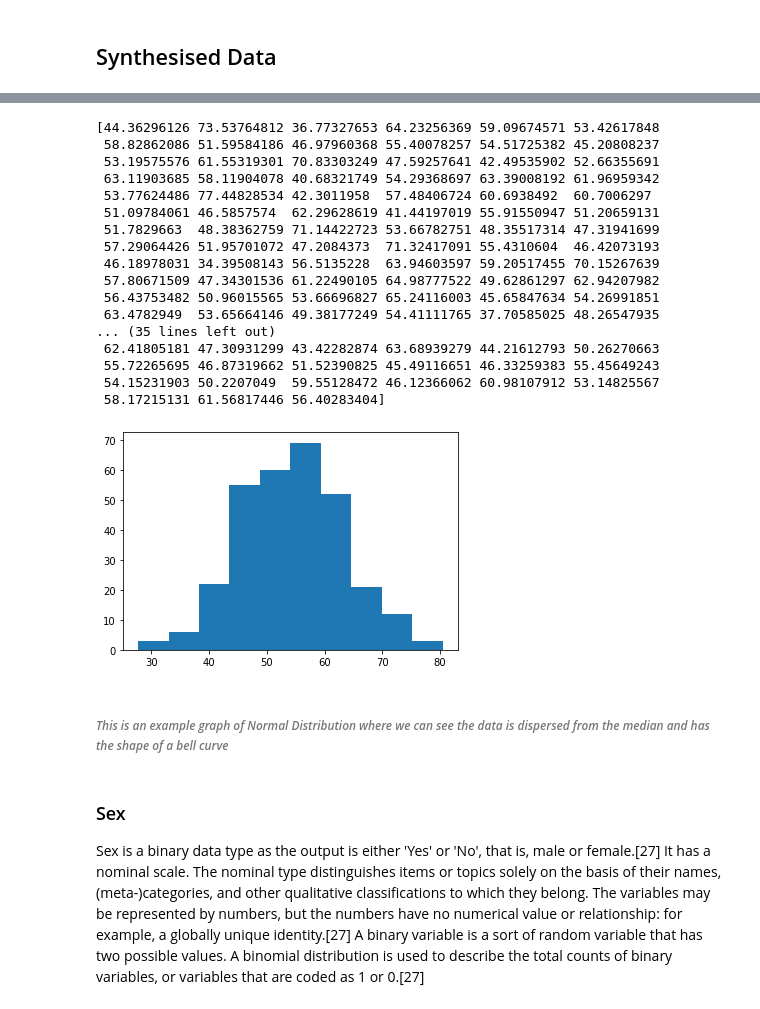
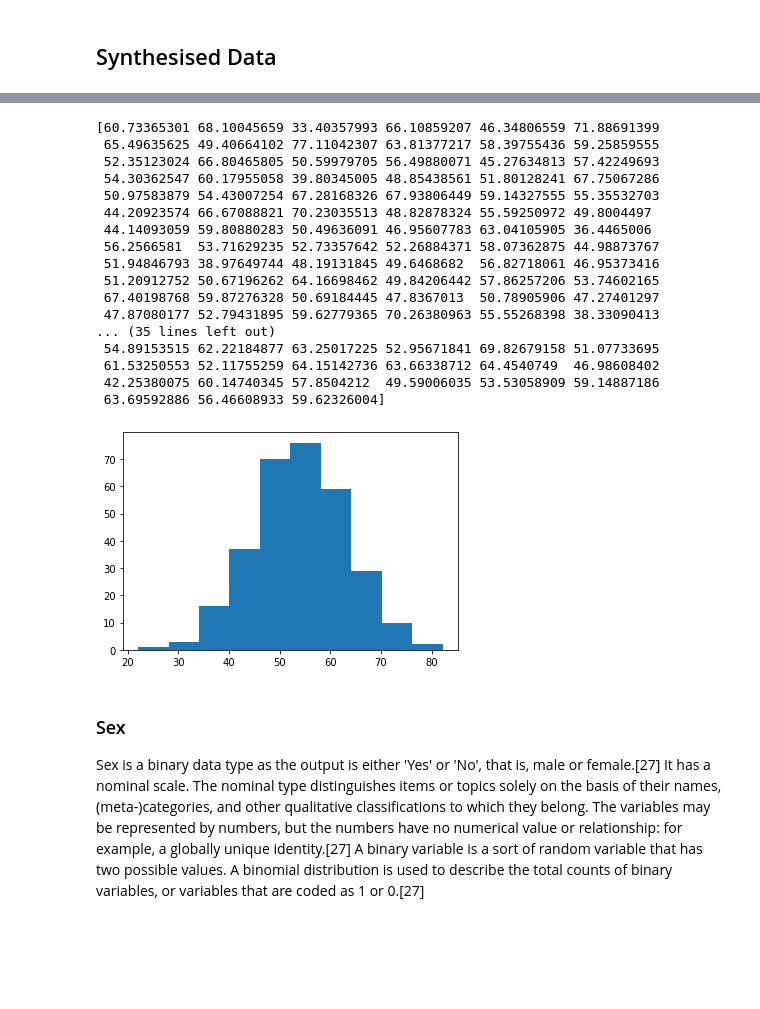
Before and after one commit to Trishmcc/Synthesised_Dataset, a Jupyter notebook: Synthesised_Dataset.ipynb, the cells around one changed output, grey strips where cells are left out. Drawn from its saved outputs; the diff is of its cells as text; code cells hidden in the pictures; blank space fills up the shorter version.

```diff
--- a/Synthesised_Dataset.ipynb
+++ b/Synthesised_Dataset.ipynb
@@ -225,36 +261,37 @@ The parameter mu represents the distribution's mean or expectation, whereas sigm
 The distribution's variance is v. A normal deviate is a random variable that has a Gaussian distribution and is normally distributed.[26]
 # %%
 #Age - Normal Distribution
+
+np.random.seed(0)
+np.random.rand()
 
 mu, sigma = 54, 9.08 # mean and standard deviation
 
 age_data = np.random.normal(mu, sigma, 303)
 age_data
 print(age_data)
 # Displaying Data
 plt.hist(age_data)
 plt.show()
 # %% [output]
-[44.36296126 73.53764812 36.77327653 64.23256369 59.09674571 53.42617848
- 58.82862086 51.59584186 46.97960368 55.40078257 54.51725382 45.20808237
- 53.19575576 61.55319301 70.83303249 47.59257641 42.49535902 52.66355691
- 63.11903685 58.11904078 40.68321749 54.29368697 63.39008192 61.96959342
- 53.77624486 77.44828534 42.3011958  57.48406724 60.6938492  60.7006297
- 51.09784061 46.5857574  62.29628619 41.44197019 55.91550947 51.20659131
- 51.7829663  48.38362759 71.14422723 53.66782751 48.35517314 47.31941699
- 57.29064426 51.95701072 47.2084373  71.32417091 55.4310604  46.42073193
- 46.18978031 34.39508143 56.5135228  63.94603597 59.20517455 70.15267639
- 57.80671509 47.34301536 61.22490105 64.98777522 49.62861297 62.94207982
- 56.43753482 50.96015565 53.66696827 65.24116003 45.65847634 54.26991851
- 63.4782949  53.65664146 49.38177249 54.41111765 37.70585025 48.26547935
+[60.73365301 68.10045659 33.40357993 66.10859207 46.34806559 71.88691399
+ 65.49635625 49.40664102 77.11042307 63.81377217 58.39755436 59.25859555
+ 52.35123024 66.80465805 50.59979705 56.49880071 45.27634813 57.42249693
+ 54.30362547 60.17955058 39.80345005 48.85438561 51.80128241 67.75067286
+ 50.97583879 54.43007254 67.28168326 67.93806449 59.14327555 55.35532703
+ 44.20923574 66.67088821 70.23035513 48.82878324 55.59250972 49.8004497
+ 44.14093059 59.80880283 50.49636091 46.95607783 63.04105905 36.4465006
+ 56.2566581  53.71629235 52.73357642 52.26884371 58.07362875 44.98873767
+ 51.94846793 38.97649744 48.19131845 49.6468682  56.82718061 46.95373416
+ 51.20912752 50.67196262 64.16698462 49.84206442 57.86257206 53.74602165
+ 67.40198768 59.87276328 50.69184445 47.8367013  50.78905906 47.27401297
+ 47.87080177 52.79431895 59.62779365 70.26380963 55.55268398 38.33090413
 ... (35 lines left out)
- 62.41805181 47.30931299 43.42282874 63.68939279 44.21612793 50.26270663
- 55.72265695 46.87319662 51.52390825 45.49116651 46.33259383 55.45649243
- 54.15231903 50.2207049  59.55128472 46.12366062 60.98107912 53.14825567
- 58.17215131 61.56817446 56.40283404]
+ 54.89153515 62.22184877 63.25017225 52.95671841 69.82679158 51.07733695
+ 61.53250553 52.11755259 64.15142736 63.66338712 64.4540749  46.98608402
+ 42.25380075 60.14740345 57.8504212  49.59006035 53.53058909 59.14887186
+ 63.69592886 56.46608933 59.62326004]
-[figure, old version]
+[figure, new version]
-# %% [markdown]
-###### *This is an example graph of Normal Distribution where we can see the data is dispersed from the median and has the shape of a bell curve*
 # %% [markdown]
 ### Sex
 Sex is a binary data type as the output is either 'Yes' or 'No', that is, male or female.[27] It has a nominal scale. The nominal type distinguishes items or topics solely on the basis of their names, (meta-)categories, and other qualitative classifications to which they belong. The variables may be represented by numbers, but the numbers have no numerical value or relationship: for example, a globally unique identity.[27] A binary variable is a sort of random variable that has two possible values. A binomial distribution is used to describe the total counts of binary variables, or variables that are coded as 1 or 0.[27]
```
Also changed, not shown: parts of 26 cells of this notebook.
